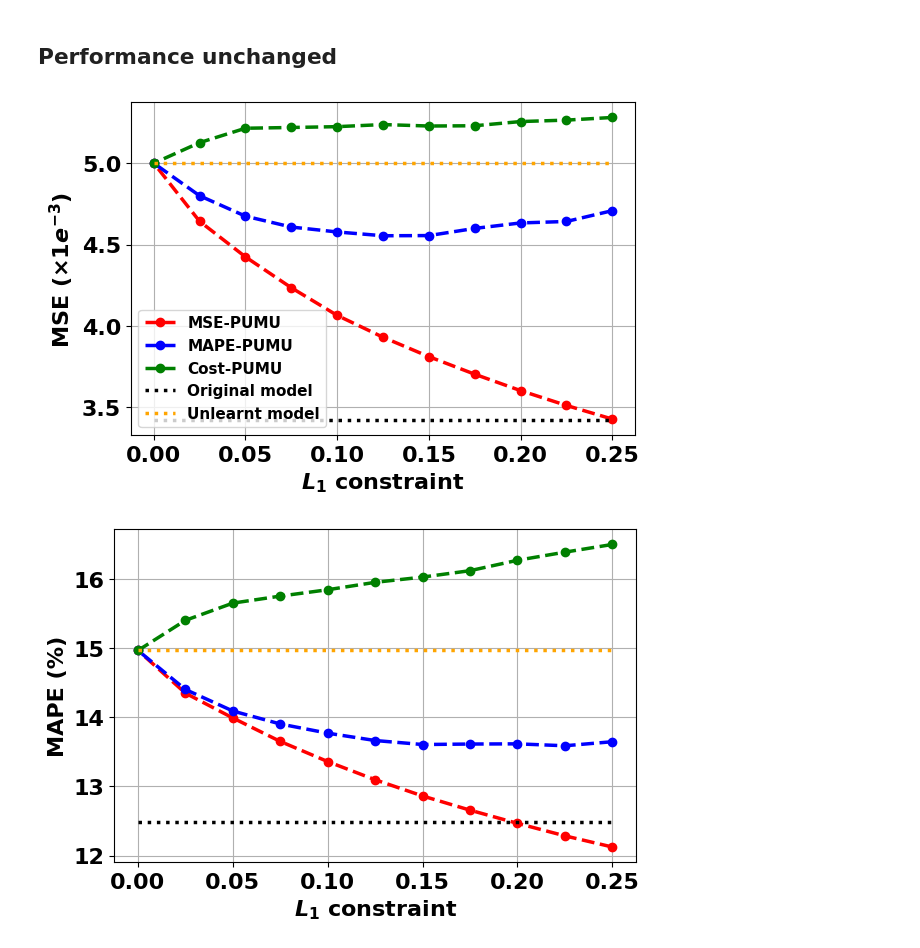
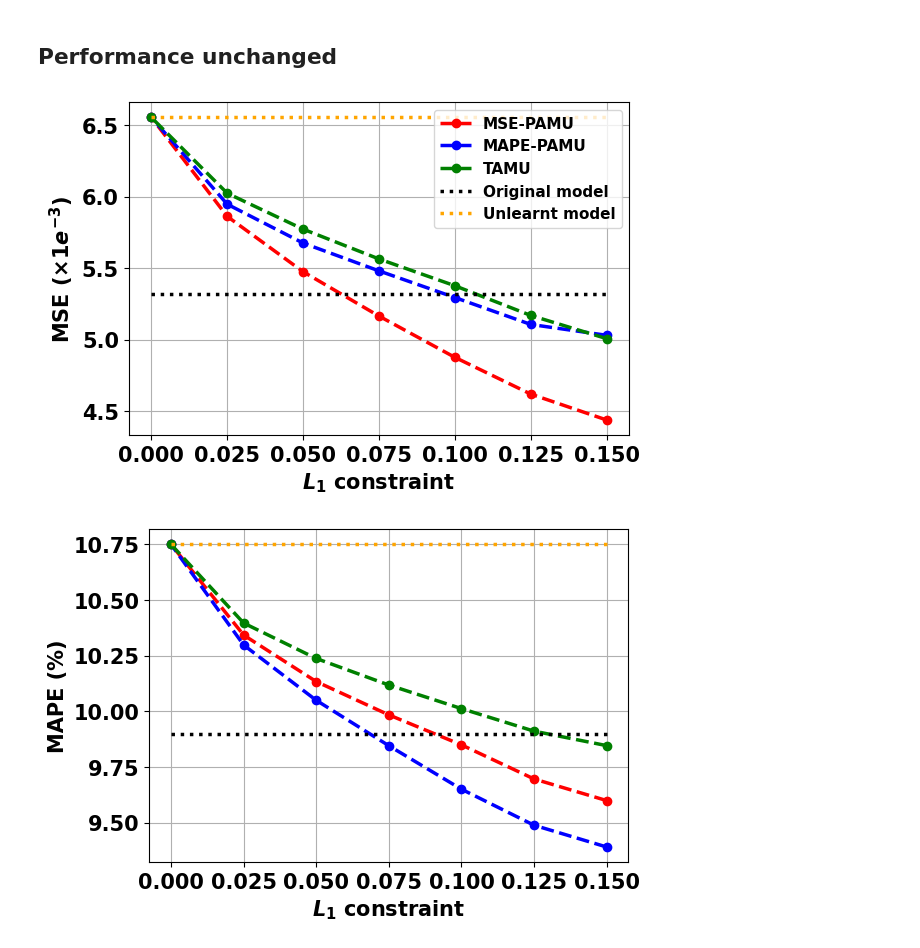
Before and after one commit to xuwkk/task_aware_machine_unlearning, a Jupyter notebook: analysis.ipynb, the cells around one changed output. Drawn from its saved outputs; the diff is of its cells as text; code cells hidden in the pictures.

```diff
--- a/analysis.ipynb
+++ b/analysis.ipynb
@@ -6,7 +6,7 @@ import matplotlib.pyplot as plt
 
 # Plot options
 plt.rcParams['lines.linewidth'] = 2.5
-plt.rcParams['font.size'] = 16
+plt.rcParams['font.size'] = 15
 plt.rcParams['font.weight'] = 'bold'
 plt.rcParams["axes.labelweight"] = "bold"
 plt.rcParams['figure.figsize'] = (6,4)
@@ -248,51 +266,51 @@ r_mape_cost:  PearsonRResult(statistic=-0.4831157530598485, pvalue=1.31338625413
 # %% [markdown]
 ## Performance unchanged
 # %%
-unchange_mse = np.load("simulation_result/affine/unchange_0.25_mse.npy", allow_pickle=True).item()
-unchange_mape = np.load("simulation_result/affine/unchange_0.25_mape.npy", allow_pickle=True).item()
-unchange_cost = np.load("simulation_result/affine/unchange_0.25_cost.npy", allow_pickle=True).item()
+unchange_mse = np.load(f"simulation_result/{model_type}/unchange_0.25_mse.npy", allow_pickle=True).item()
+unchange_mape = np.load(f"simulation_result/{model_type}/unchange_0.25_mape.npy", allow_pickle=True).item()
+unchange_cost = np.load(f"simulation_result/{model_type}/unchange_0.25_cost.npy", allow_pickle=True).item()
 # %%
 xmin = np.min(unchange_mse["l1_constraints"])
 xmax = np.max(unchange_mse["l1_constraints"])
 
 plt.figure()
-plt.plot(unchange_mse["l1_constraints"], np.array(unchange_mse["mse_test"]) * 1e3, label = "MSE-PUMU", linestyle = "--", marker = "o", color = "red")
-plt.plot(unchange_mape["l1_constraints"], np.array(unchange_mape["mse_test"]) * 1e3, label = "MAPE-PUMU", linestyle = "--", marker = "o", color = "blue")
-plt.plot(unchange_cost["l1_constraints"], np.array(unchange_cost["mse_test"]) * 1e3, label = "Cost-PUMU", linestyle = "--", marker = "o", color = "green")
+plt.plot(unchange_mse["l1_constraints"], np.array(unchange_mse["mse_test"]) * 1e3, label = "MSE-PAMU", linestyle = "--", marker = "o", color = "red")
+plt.plot(unchange_mape["l1_constraints"], np.array(unchange_mape["mse_test"]) * 1e3, label = "MAPE-PAMU", linestyle = "--", marker = "o", color = "blue")
+plt.plot(unchange_cost["l1_constraints"], np.array(unchange_cost["mse_test"]) * 1e3, label = "TAMU", linestyle = "--", marker = "o", color = "green")
 plt.hlines(y = unchange_mse["mse_test_ori"] * 1e3, xmin = xmin, xmax = xmax, linestyle = ":", color = "black", label = "Original model")
 plt.hlines(y = unchange_mse["mse_test_unlearn"] * 1e3, xmin = xmin, xmax = xmax, linestyle = ":", color = "orange", label = "Unlearnt model")
 plt.legend(loc = "best")
 plt.xlabel(r"$L_1$ constraint")
 plt.ylabel(r"MSE ($\times 1e^{-3}$)")
 plt.grid()
-plt.savefig("figs/unchange_mse.pdf", bbox_inches='tight')
+plt.savefig(f"figs/{model_type}_unchange_mse.pdf", bbox_inches='tight')
 plt.show()
 
 plt.figure()
 plt.plot(unchange_mse["l1_constraints"], unchange_mse["mape_test"], label = "MSE", linestyle = "--", marker = "o", color = "red")
 plt.plot(unchange_mape["l1_constraints"], unchange_mape["mape_test"], label = "MAPE", linestyle = "--", marker = "o", color = "blue")
 plt.plot(unchange_cost["l1_constraints"], unchange_cost["mape_test"], label = "Cost", linestyle = "--", marker = "o", color = "green")
 plt.hlines(y = unchange_mape["mape_test_ori"], xmin = xmin, xmax = xmax, linestyle = ":", color = "black", label = "Original")
 plt.hlines(y = unchange_mape["mape_test_unlearn"], xmin = xmin, xmax = xmax, linestyle = ":", color = "orange", label = "Unlearn")
 # plt.legend(loc = "best")
 plt.xlabel(r"$L_1$ constraint")
 plt.ylabel("MAPE (%)")
 plt.grid()
-plt.savefig("figs/unchange_mape.pdf", bbox_inches='tight')
+plt.savefig(f"figs/{model_type}_unchange_mape.pdf", bbox_inches='tight')
 plt.show()
 
 plt.figure()
 plt.plot(unchange_mse["l1_constraints"], np.array(unchange_mse["cost_test"]) / 1e3, label = "MSE", linestyle = "--", marker = "o", color = "red")
 plt.plot(unchange_mape["l1_constraints"], np.array(unchange_mape["cost_test"]) / 1e3, label = "MAPE", linestyle = "--", marker = "o", color = "blue")
 plt.plot(unchange_cost["l1_constraints"], np.array(unchange_cost["cost_test"]) / 1e3, label = "Cost", linestyle = "--", marker = "o", color = "green")
 plt.hlines(y = unchange_cost["cost_test_ori"] / 1e3, xmin = xmin, xmax = xmax, linestyle = ":", color = "black", label = "Original")
 plt.hlines(y = unchange_cost["cost_test_unlearn"] / 1e3, xmin = xmin, xmax = xmax, linestyle = ":", color = "orange", label = "Unlearn")
 # plt.legend(loc = "best")
 plt.xlabel(r"$L_1$ constraint")
 plt.ylabel(r"Cost ($\times 1e^{3}$)")
 plt.grid()
-plt.savefig("figs/unchange_cost.pdf", bbox_inches='tight')
+plt.savefig(f"figs/{model_type}_unchange_cost.pdf", bbox_inches='tight')
 plt.show()
 # %% [output]
-[figure, old version]
+[figure, new version]
-[figure, old version]
+[figure, new version]
```
Also changed, not shown: parts of 5 cells of this notebook, 16 other files.
